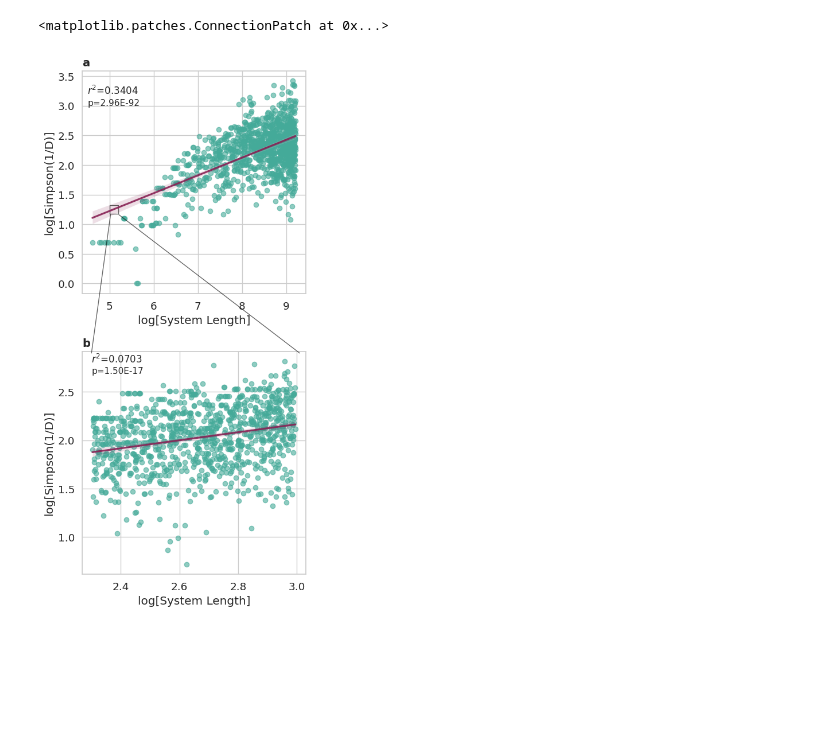
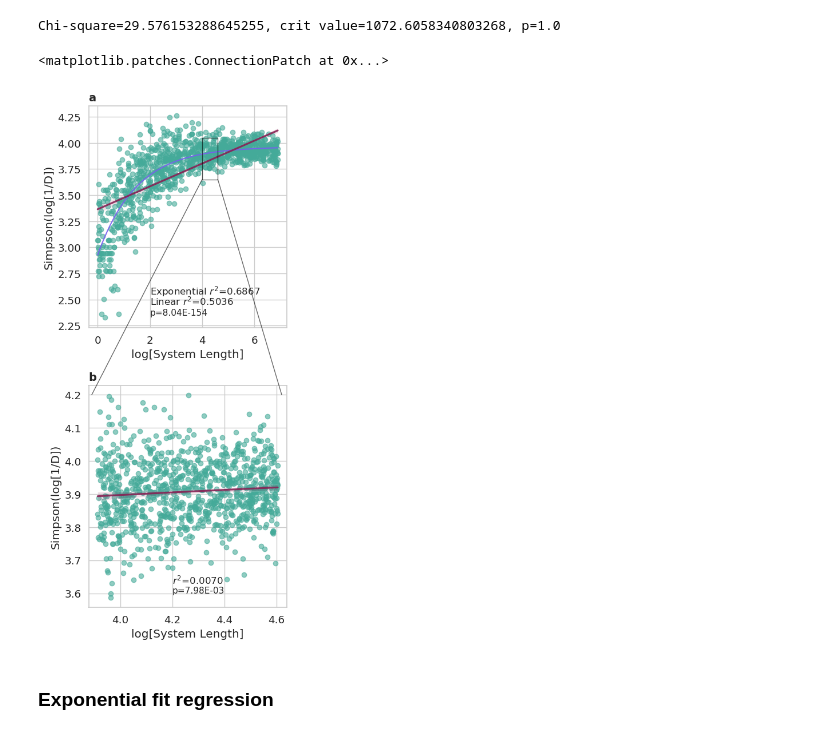
Before and after one commit to Gibbons-Lab/IBT-and-the-Gut-Microbiome, a Jupyter notebook: multi_sim_plot.ipynb, the cells around one changed output. Saved outputs shown, nothing was run; the diff lists cells and outputs as text; code cells hidden in the pictures; blank space fills up the shorter version.

Commit message:
updated simulation data

```diff
--- a/multi_sim_plot.ipynb
+++ b/multi_sim_plot.ipynb
@@ -17,2 +22,2 @@ import numpy as np
 # %%
-genpath='/proj/gibbons/kramos/github/IBT-and-the-Gut-Microbiome'
+genpath='/proj/gibbons/kramos/github/IBT-and-the-Gut-Microbiome/'
@@ -30,8 +110,8 @@ animal_filtered=animal_filtered.sort_values(['sim', 'ct'], ascending=False).drop
 # %%
-animal_filtered=animal_filtered[np.isfinite(animal_filtered)==True]
-human_filtered=human_filtered[np.isfinite(human_filtered)==True]
+animal=animal[np.isfinite(animal)==True]
+human=human[np.isfinite(human)==True]
 # %%
 features=['Length', 'Simpson']
-human_filtered[features]=human_filtered[features].apply(lambda x: np.log(x))
-animal_filtered[features]=animal_filtered[features].apply(lambda x: np.log(x))
+human[features]=human[features].apply(lambda x: np.log(x))
+animal[features]=animal[features].apply(lambda x: np.log(x))
 # %%
@@ -110,3 +185,4 @@ all_tests
 # %%
-animal_filtered.head()
+animal = animal.dropna()
+animal.head()
 # %% [output]
@@ -128,37 +283,50 @@ import matplotlib.transforms as mtransforms
+# %%
+crit = scipy.stats.chi2.ppf(1-0.05, 998)
+chi_sq_pval = 1-scipy.stats.chi2.cdf(results.chisqr, 998)
+print(f'Chi-square={results.chisqr}, crit value={crit}, p={chi_sq_pval}' )
+# chi_sq_pval = 1-scipy.stats.chi2.cdf(results.chisqr, 998)
+# %% [output]
+Chi-square=29.576153288645255, crit value=1072.6058340803268, p=1.0
 # %%
 sns.set_theme(style='whitegrid', font_scale=1.2)
-fig, axs =plt.subplots(2,1,figsize=(5,10), tight_layout=True)
+fig, axs = plt.subplots(2,1,figsize=(5,10), tight_layout=True)
 fig.subplots_adjust(left=0.5, right=0.6, top=0.5)
 
 x='Length'
 y ='Simpson'
 
-axs[0] = sns.regplot(data=animal_filtered, ax=axs[0], x=x, y=y,\
+axs[0] = sns.regplot(data=animal, ax=axs[0], x=x, y=y, \
+            scatter_kws={'alpha':0, 'color':'#44AA99'},\
+            line_kws={'color':'#882255', 'alpha':0.9, 'zorder':5})
+axs[0].plot(x_samp, y_samp, 'ro', color='#44AA99', alpha=0.6, label="Original Noised Data")
+axs[0].plot(x_samp, y_fit, '-', color='#785EF0', alpha=0.9, label="Fitted Curve")
+# axs[.xlabel('log[System Length').ylabel('Simpson(log[1/D])')
+axs[0].set(xlabel='log[System Length]', ylabel='Simpson(log[1/D])')
+axs[0].set_title('a', loc='left', fontweight='bold', fontsize=14)
+axs[0].text(2,2.35, a_p, fontsize=11)
+axs[0].text(2,2.45, f'Linear $r^2$={a_rsq:.4f}', fontsize=12)
+
+# axs[0].text(2,2.05, f'Chi-Square p={chi_sq_pval}', fontsize=11)
+axs[0].text(2,2.55, f'Exponential $r^2$={exponential_a_rsq:.4f}', fontsize=12)
+axs[1] = sns.regplot(data=human, ax=axs[1], x=x, y=y,logx=True,\
             scatter_kws={'alpha':0.6, 'color':'#44AA99'},\
             line_kws={'color':'#882255', 'alpha':0.9})
 
-axs[0].set(xlabel='log[System Length]', ylabel='log[Simpson(1/D)]')
-axs[0].set_title('a', loc='left', fontweight='bold', fontsize=14)
-axs[0].text(4.5,3, a_p, fontsize=11)
-axs[0].text(4.5,3.2, f'$r^2$={a_rsq:.4f}', fontsize=12)
+axs[1].set(xlabel='log[System Length]', ylabel='Simpson(log[1/D])')
+axs[1].set_title('b',loc='left', fontweight='bold', fontsize=14)
+axs[1].text(4.2, 3.6, h_p, fontsize=11)
+axs[1].text(4.2, 3.63, f'$r^2$={h_rsq:.4f}',fontsize=12)
 
-axs[1] = sns.regplot(data=human_filtered, ax=axs[1], x=x, y=y,\
-            scatter_kws={'alpha':0.6, 'color':'#44AA99'},\
-            line_kws={'color':'#882255', 'alpha':0.9})
-
-axs[1].set(xlabel='log[System Length]', ylabel='log[Simpson(1/D)]')
-axs[1].set_title('b',loc='left', fontweight='bold', fontsize=14)
-axs[1].text(2.3, 2.69, h_p, fontsize=11)
-axs[1].text(2.3, 2.8, f'$r^2$={h_rsq:.4f}',fontsize=12)
-
-rectangle=Rectangle((5.,1.175),0.2,0.15, color='black', alpha=0.6, fill=False)
-axs[0].add_patch(rectangle)
-con1 = ConnectionPatch(xyA=(5.02,1.16), xyB=(2.3,2.9), coordsA='data', coordsB='data',\
+rectangle=Rectangle((4,3.65),0.6,0.4, color='black', alpha=0.6, fill=False)
+axs[0].add_patch(rectangle).set_zorder(5)
+con1 = ConnectionPatch(xyA=(4,3.65), xyB=(3.89, 4.2), coordsA='data', coordsB='data',\
                       axesA=axs[0], axesB=axs[1], color='black', linewidth=1, alpha=0.6)
-con2 = ConnectionPatch(xyA=(5.21,1.16), xyB=(3.01,2.9), coordsA='data', coordsB='data',\
+con1.set_zorder(5)
+con2 = ConnectionPatch(xyA=(4.6,3.65), xyB=(4.62,4.2), coordsA='data', coordsB='data',\
                       axesA=axs[0], axesB=axs[1], color='black', linewidth=1, alpha=0.6)
+con2.set_zorder(5)
 fig.add_artist(con1)
 fig.add_artist(con2)
 # %% [output]
 <matplotlib.patches.ConnectionPatch at 0x...>
-[figure, old version]
+[figure, new version]
@@ -164,0 +336,2 @@ fig.add_artist(con2)
+# %% [markdown]
+### Exponential fit regression
```
Also changed, not shown: parts of 30 cells of this notebook, 28 other files.
